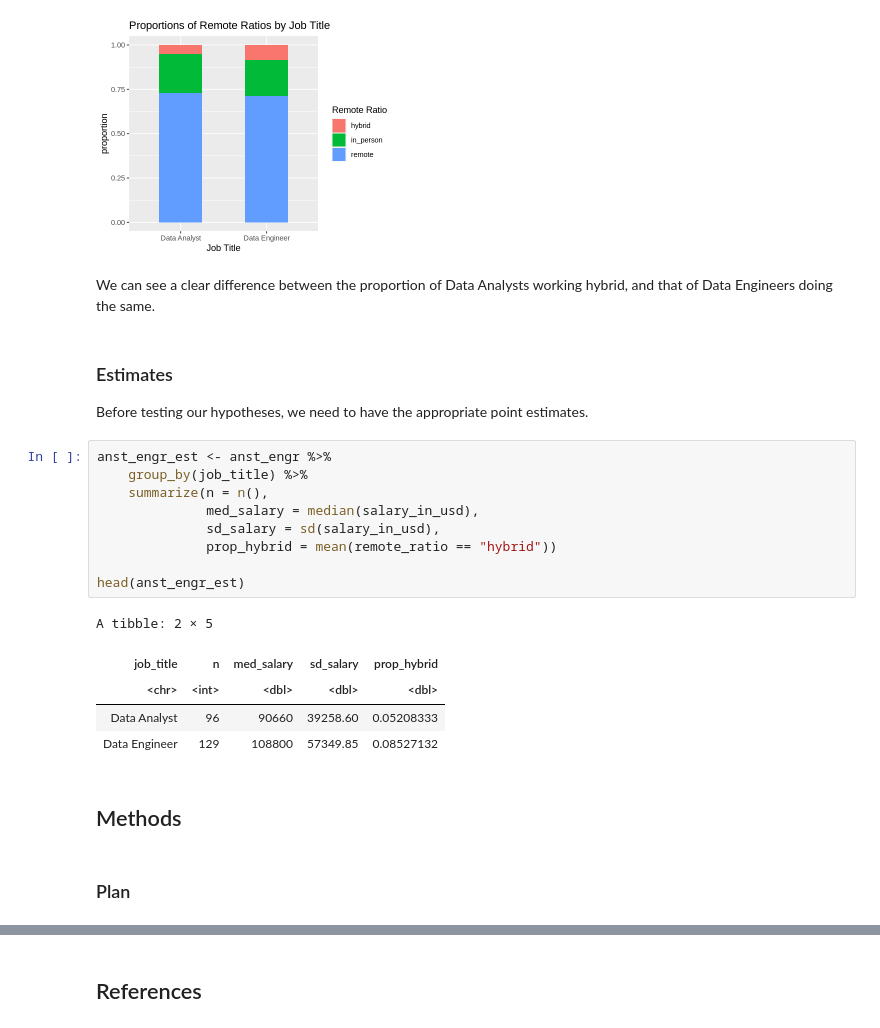
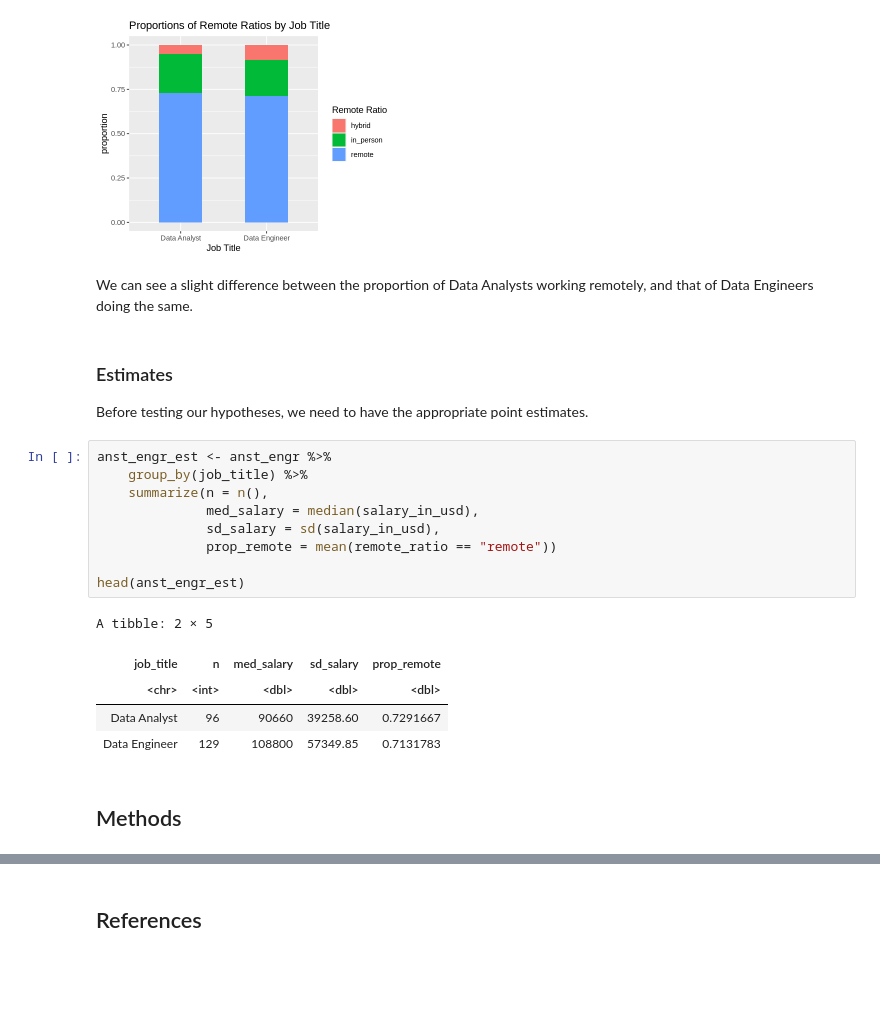
Before and after one commit to AmyChen354/stat-201-project, a Jupyter notebook: proposal.ipynb, the cells around one changed output, grey strips where cells are left out. Saved outputs shown, nothing was run; the diff lists cells and outputs as text; blank space fills up the shorter version.

Commit message:
Changed prop of interest to remote, added significance

```diff
--- a/proposal.ipynb
+++ b/proposal.ipynb
@@ -202,7 +202,7 @@ remote_dist
 # %% [output]
 [figure]
 # %% [markdown]
-We can see a clear difference between the proportion of Data Analysts working hybrid, and that of Data Engineers doing the same.
+We can see a slight difference between the proportion of Data Analysts working remotely, and that of Data Engineers doing the same.
 # %% [markdown]
 ### Estimates
 
@@ -210,19 +210,17 @@ Before testing our hypotheses, we need to have the appropriate point estimates.
 # %%
 anst_engr_est <- anst_engr %>%
     group_by(job_title) %>%
     summarize(n = n(),
               med_salary = median(salary_in_usd),
               sd_salary = sd(salary_in_usd),
-              prop_hybrid = mean(remote_ratio == "hybrid"))
+              prop_remote = mean(remote_ratio == "remote"))
 
 head(anst_engr_est)
 # %% [output]
 A tibble: 2 × 5
-| job_title | n | med_salary | sd_salary | prop_hybrid |
+| job_title | n | med_salary | sd_salary | prop_remote |
 | <chr> | <int> | <dbl> | <dbl> | <dbl> |
-| Data Analyst | 96 | 90660 | 39258.60 | 0.05208333 |
-| Data Engineer | 129 | 108800 | 57349.85 | 0.08527132 |
+| Data Analyst | 96 | 90660 | 39258.60 | 0.7291667 |
+| Data Engineer | 129 | 108800 | 57349.85 | 0.7131783 |
 # %% [markdown]
 ## Methods
-# %% [markdown]
-### Plan
```
Also changed, not shown: parts of 8 cells of this notebook.
